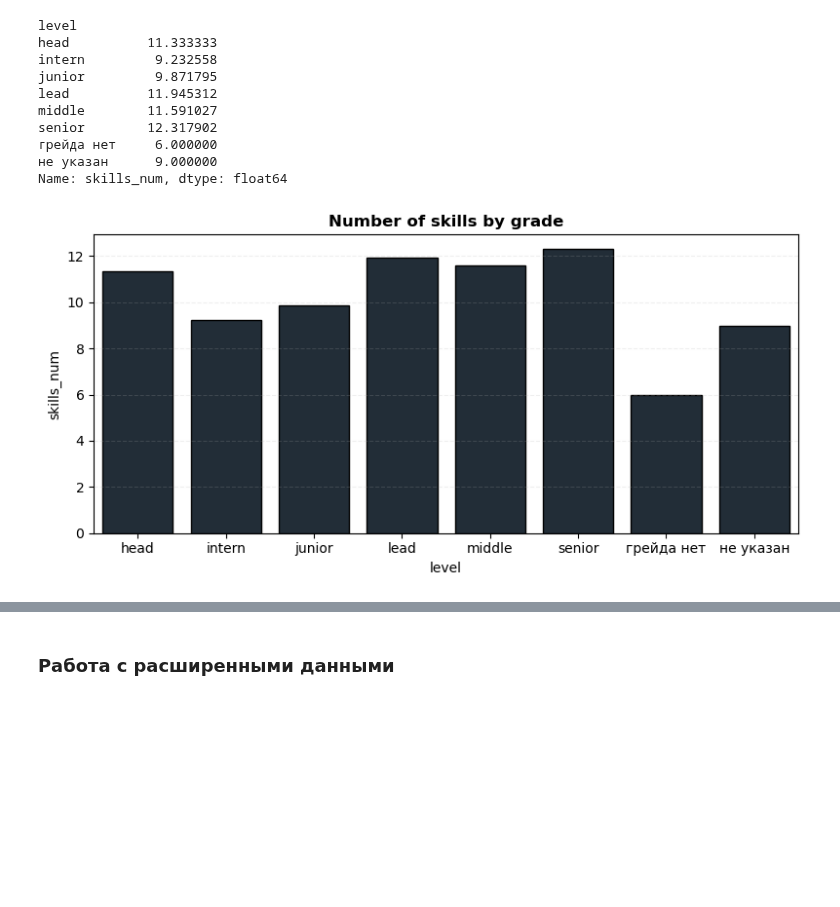
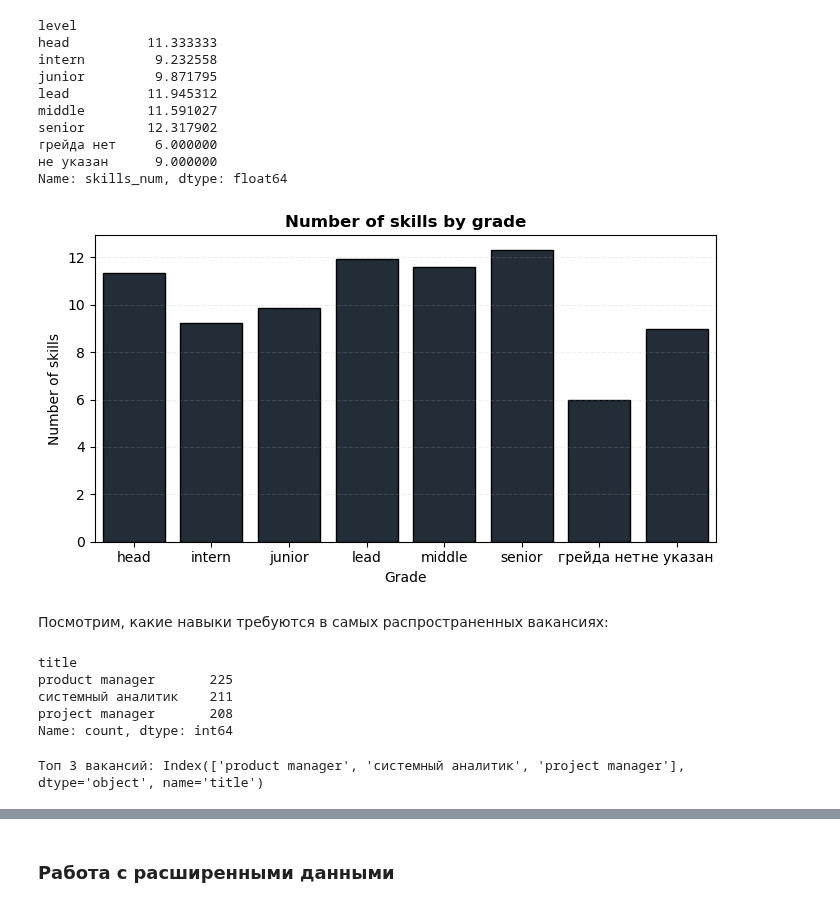
Before and after one commit to kmvitik/smadimo_group_project_2_scraping_api, a Jupyter notebook: hirehi/hirehi_eda.ipynb, the cells around one changed output, grey strips where cells are left out. Drawn from its saved outputs; the diff is of its cells as text; code cells hidden in the pictures; blank space fills up the shorter version.

Commit message:
selected most needed skills for popular jobs(top3)

```diff
--- a/hirehi/hirehi_eda.ipynb
+++ b/hirehi/hirehi_eda.ipynb
@@ -94,16 +94,33 @@ senior        12.317902
 не указан      9.000000
 Name: skills_num, dtype: float64
 # %%
-fig, ax = plt.subplots(figsize=(8, 4))
+fig, ax = plt.subplots(figsize=(7, 4))
 
 sns.barplot(
     data=level_groupped,
     color=palette[0],
     edgecolor='black'
 )
 
+ax.set_xlabel('Grade')
+ax.set_ylabel('Number of skills')
 ax.grid(axis='y', linestyle='--', alpha=0.2)
 ax.set_title('Number of skills by grade', fontweight='bold')
 plt.tight_layout()
 # %% [output]
-[figure, old version]
+[figure, new version]
+# %% [markdown]
+Посмотрим, какие навыки требуются в самых распространенных вакансиях:
+# %%
+top_3_vac = data_processed['title'].value_counts().iloc[1:4].index
+# %% [output]
+title
+product manager       225
+системный аналитик    211
+project manager       208
+Name: count, dtype: int64
+# %%
+top_3_vac = data_processed['title'].value_counts().iloc[1:4].index
+print(f'Топ 3 вакансий: {top_3_vac}')
+# %% [output]
+Топ 3 вакансий: Index(['product manager', 'системный аналитик', 'project manager'], dtype='object', name='title')
```
Also changed, not shown: parts of 3 cells of this notebook.
